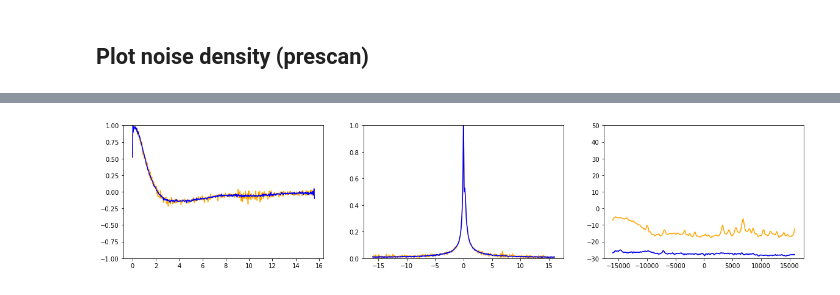
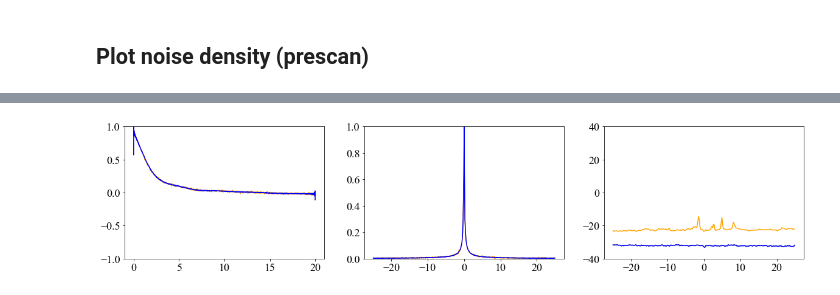
Before and after one commit to haddoc/mrir, a Jupyter notebook: notebooks/demo_fid.ipynb, the cells around one changed output, grey strips where cells are left out. Cells and saved outputs as stored; diff of their text form; code cells hidden in the pictures.

```diff
--- a/notebooks/correct_fid.ipynb
+++ b/notebooks/demo_fid.ipynb
@@ -41,7 +37,7 @@ spec_signal_raw = np.fft.fftshift(np.fft.fft(data_signal_raw, axis=1), axes=1)
 axis_freq = 1e-3 * np.linspace(-0.5 * acq_bandwidth, 0.5 * acq_bandwidth, spec_signal_raw.shape[1])
 axis_time = 1e3 * np.arange(spec_signal_raw.shape[1]) / acq_bandwidth
 
-ch = 0
+ch = 3
 
 # Interactive plot
 fig = go.Figure()
@@ -87,29 +83,33 @@ Max e-sensor: 0.1648329927599779 dB
 [interactive output not drawn]
 # %%
 # Paper figure
+import matplotlib
+matplotlib.rcParams['font.family'] = "Times New Roman"
+matplotlib.rcParams['font.size'] = 18
+import matplotlib.pyplot as plt
 spec_max = np.max(np.abs(spec_signal_cor[ch, :, 0]))
 fid_max = np.max(np.abs(np.real(data_signal_cor[ch, :, 0])))
 fig, ax = plt.subplots(nrows=1, ncols=3, figsize=(20,4))
 # FID
 ax[0].plot(axis_time, np.real(data_signal_raw[ch, :, 0])/fid_max, 'orange')
 ax[0].plot(axis_time, np.real(data_signal_cor[ch, :, 0])/fid_max, 'blue')
 ax[0].set_ylim(-1,1)
 # Signal spectrum
 ax[1].plot(axis_freq, np.abs(spec_signal_raw[ch, :, 0])/spec_max, 'orange')
 ax[1].plot(axis_freq, np.abs(spec_signal_cor[ch, :, 0])/spec_max, 'blue')
 ax[1].set_ylim(0,1)
 # Noise power
-ax[2].plot(axis_pow, 10 * np.log10(pow_raw[ch, :]), 'orange')
-ax[2].plot(axis_pow, 10 * np.log10(pow_cor_no_es[ch, :]), 'gray')
-ax[2].plot(axis_pow, 10 * np.log10(pow_cor[ch, :]), 'blue')
-ax[2].set_ylim(-30,50,1)
+ax[2].plot(1e-3*axis_pow, 10 * np.log10(pow_raw[ch, :]), 'orange')
+ax[2].plot(1e-3*axis_pow, 10 * np.log10(pow_cor_no_es[ch, :]), 'gray')
+ax[2].plot(1e-3*axis_pow, 10 * np.log10(pow_cor[ch, :]), 'blue')
+ax[2].set_ylim(-40,40,1)
 # fig.savefig("fid_correction.tif", dpi=600, format="tiff")
 dir_data, file_data = os.path.split(file_name)
-dir_fig = os.path.join(dir_data, "figures_power")
+dir_fig = os.path.join(dir_data, "figures")
 if not os.path.isdir(dir_fig):
     os.mkdir(dir_fig)
-file_fig = os.path.splitext(file_data)[0] + ".png"
+file_fig = os.path.splitext(file_data)[0] + ".svg"
 fig.savefig(os.path.join(dir_fig, file_fig))
 # fig.savefig("fid_correction.tif", dpi=600, format="tiff")
 # %% [output]
-[figure, old version]
+[figure, new version]
```
Also changed, not shown: parts of 3 cells of this notebook, 2 other files.
